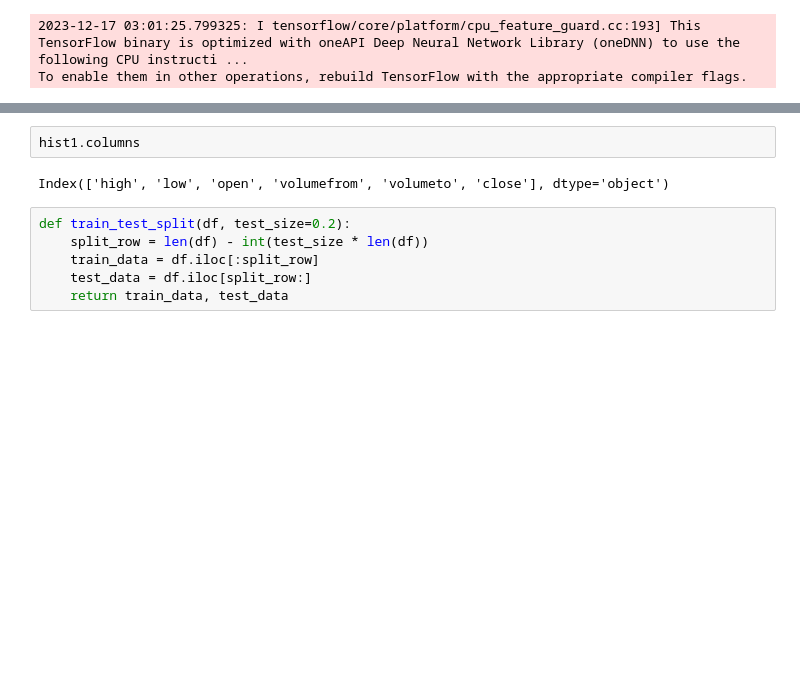
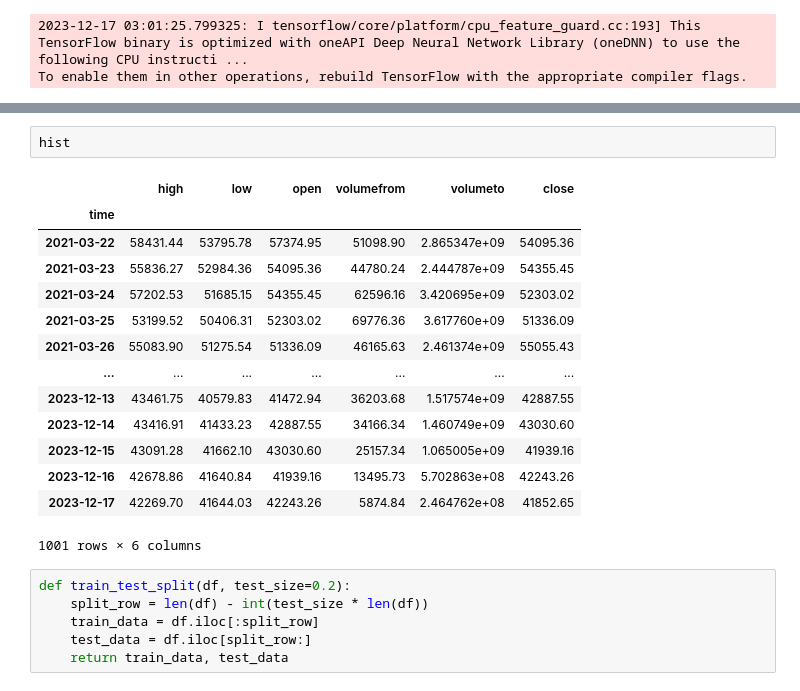
Before and after one commit to adityamaniar202/Crypto, a Jupyter notebook: Forecast.ipynb, the cells around one changed output, grey strips where cells are left out. Cells and saved outputs as stored; diff of their text form; blank space fills up the shorter version.

```diff
--- a/Forecast.ipynb
+++ b/Forecast.ipynb
@@ -42,7 +40,20 @@ KeyError: 'time'
-# %%
-hist1.columns
-# %% [output]
-Index(['high', 'low', 'open', 'volumefrom', 'volumeto', 'close'], dtype='object')
+# %%
+hist
+# %% [output]
+|  | high | low | open | volumefrom | volumeto | close |
+| time |  |  |  |  |  |  |
+| 2021-03-22 | 58431.44 | 53795.78 | 57374.95 | 51098.90 | 2.865347e+09 | 54095.36 |
+| 2021-03-23 | 55836.27 | 52984.36 | 54095.36 | 44780.24 | 2.444787e+09 | 54355.45 |
+| 2021-03-24 | 57202.53 | 51685.15 | 54355.45 | 62596.16 | 3.420695e+09 | 52303.02 |
+| 2021-03-25 | 53199.52 | 50406.31 | 52303.02 | 69776.36 | 3.617760e+09 | 51336.09 |
+| 2021-03-26 | 55083.90 | 51275.54 | 51336.09 | 46165.63 | 2.461374e+09 | 55055.43 |
+| ... | ... | ... | ... | ... | ... | ... |
+| 2023-12-13 | 43461.75 | 40579.83 | 41472.94 | 36203.68 | 1.517574e+09 | 42887.55 |
+| 2023-12-14 | 43416.91 | 41433.23 | 42887.55 | 34166.34 | 1.460749e+09 | 43030.60 |
+| 2023-12-15 | 43091.28 | 41662.10 | 43030.60 | 25157.34 | 1.065005e+09 | 41939.16 |
+| 2023-12-16 | 42678.86 | 41640.84 | 41939.16 | 13495.73 | 5.702863e+08 | 42243.26 |
+| 2023-12-17 | 42269.70 | 41644.03 | 42243.26 | 5874.84 | 2.464762e+08 | 41852.65 |
+1001 rows × 6 columns
 # %%
 def train_test_split(df, test_size=0.2):
     split_row = len(df) - int(test_size * len(df))
```
Also changed, not shown: parts of 1 cell of this notebook, 1 other file.
